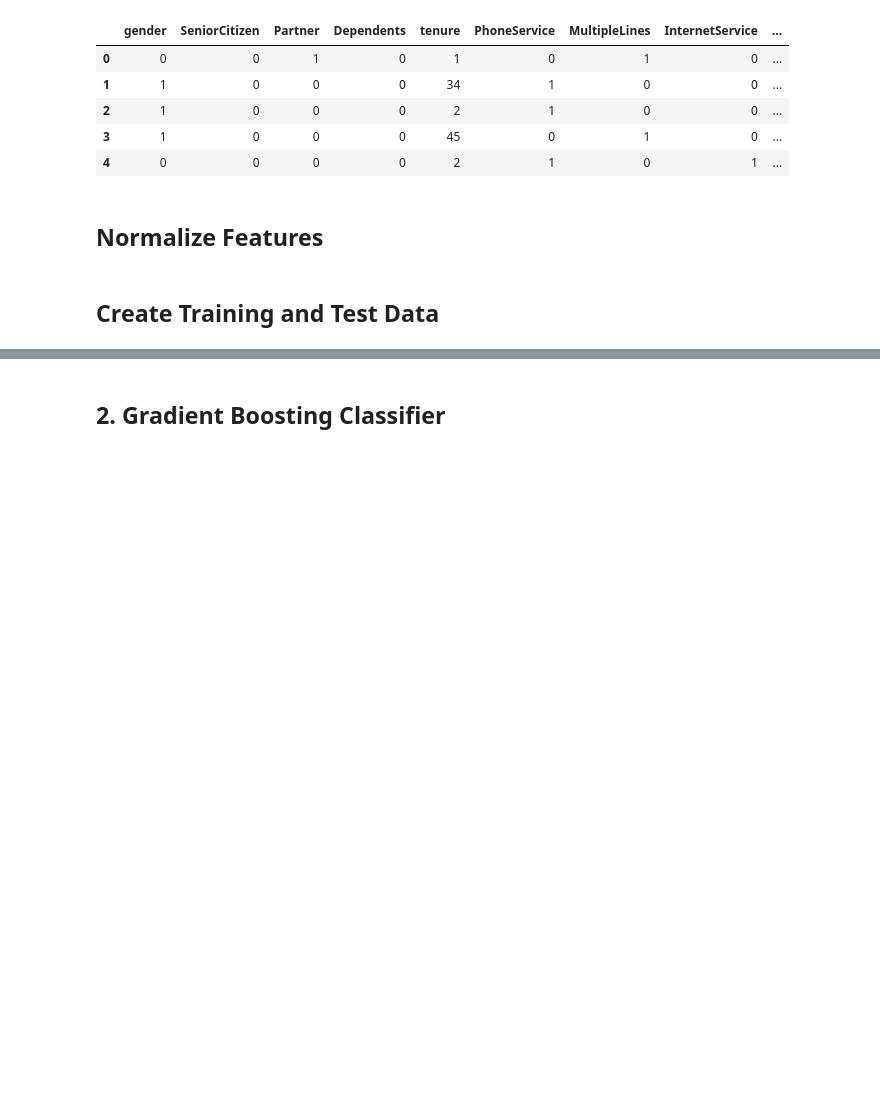
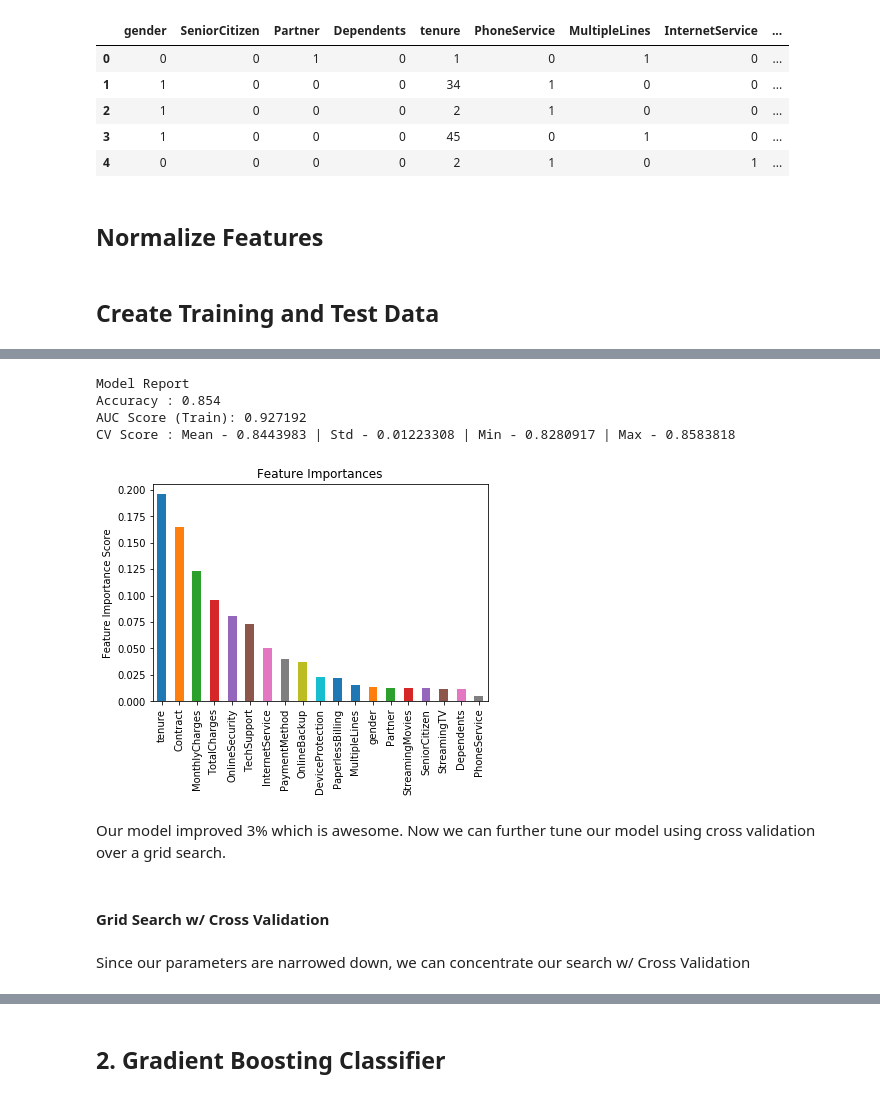
Before and after one commit to hctlee0812/Springboard, a Jupyter notebook: Capstone Project 2/Predictive Modeling/Telecom Churn | Predictive Analytics.ipynb, the cells around one changed output, grey strips where cells are left out. Cells and saved outputs as stored; diff of their text form; code cells hidden in the pictures; blank space fills up the shorter version.

```diff
--- a/Capstone Project 2/Predictive Modeling/Telecom Churn | Predictive Analytics.ipynb
+++ b/Capstone Project 2/Predictive Modeling/Telecom Churn | Predictive Analytics.ipynb
@@ -89 +61,29 @@ def conf_matrix(algo_name,X_test, y_test):
+# %%
+from sklearn import cross_validation, metrics # Additional scklearn functions
+
+def modelfit(alg, dtrain, predictors, performCV=True, printFeatureImportance=True, cv_folds=5):
+    #Fit the algorithm on the data
+    alg.fit(dfNorm[predictors], dfNorm['churn'])
+
+    #Predict training set:
+    dtrain_predictions = alg.predict(dfNorm[predictors])
+    dtrain_predprob = alg.predict_proba(dfNorm[predictors])[:,1]
+
+    #Perform cross-validation:
+    if performCV:
+        cv_score = cross_validation.cross_val_score(alg, dfNorm[predictors], dfNorm['churn'], cv=cv_folds, scoring='roc_auc')
+
+    #Print model report:
+    print("\nModel Report")
+    print("Accuracy : %.4g" % metrics.accuracy_score(dfNorm['churn'].values, dtrain_predictions))
+    print("AUC Score (Train): %f" % metrics.roc_auc_score(dfNorm['churn'], dtrain_predprob))
+
+    if performCV:
+        print("CV Score : Mean - %.7g | Std - %.7g | Min - %.7g | Max - %.7g" % (np.mean(cv_score),np.std(cv_score),np.min(cv_score),np.max(cv_score)))
+
+    #Print Feature Importance:
+    if printFeatureImportance:
+        feat_imp = pd.Series(alg.feature_importances_, predictors).sort_values(ascending=False)
+        feat_imp.plot(kind='bar', title='Feature Importances')
+        plt.ylabel('Feature Importance Score')
 # %% [markdown]
@@ -108,0 +137,9 @@ avg / total       0.78      0.79      0.78      2113
+# %%
+# Use the random grid to search for best hyperparameters
+# First create the base model to tune
+rf = RandomForestClassifier()
+# Random search of parameters, using 5 fold cross validation,
+# search across 100 different combinations, and use all available cores
+rf_random = RandomizedSearchCV(estimator = rf, param_distributions = random_grid, n_iter = 100, cv = 3, verbose=2, random_state=42, n_jobs = -1)
+# Fit the random search model
+rf_random.fit(dfNorm[predictors], dfNorm['churn'])
@@ -108,0 +238,15 @@ avg / total       0.78      0.79      0.78      2113
+# %%
+best_random = rf_random.best_estimator_
+modelfit(best_random, dfNorm, predictors)
+# %% [output]
+Model Report
+Accuracy : 0.854
+AUC Score (Train): 0.927192
+CV Score : Mean - 0.8443983 | Std - 0.01223308 | Min - 0.8280917 | Max - 0.8583818
+[figure, added]
+# %% [markdown]
+Our model improved 3% which is awesome. Now we can further tune our model using cross validation over a grid search.
+# %% [markdown]
+#### Grid Search w/ Cross Validation
+# %% [markdown]
+Since our parameters are narrowed down, we can concentrate our search w/ Cross Validation
```
Also changed, not shown: parts of 95 cells of this notebook.
